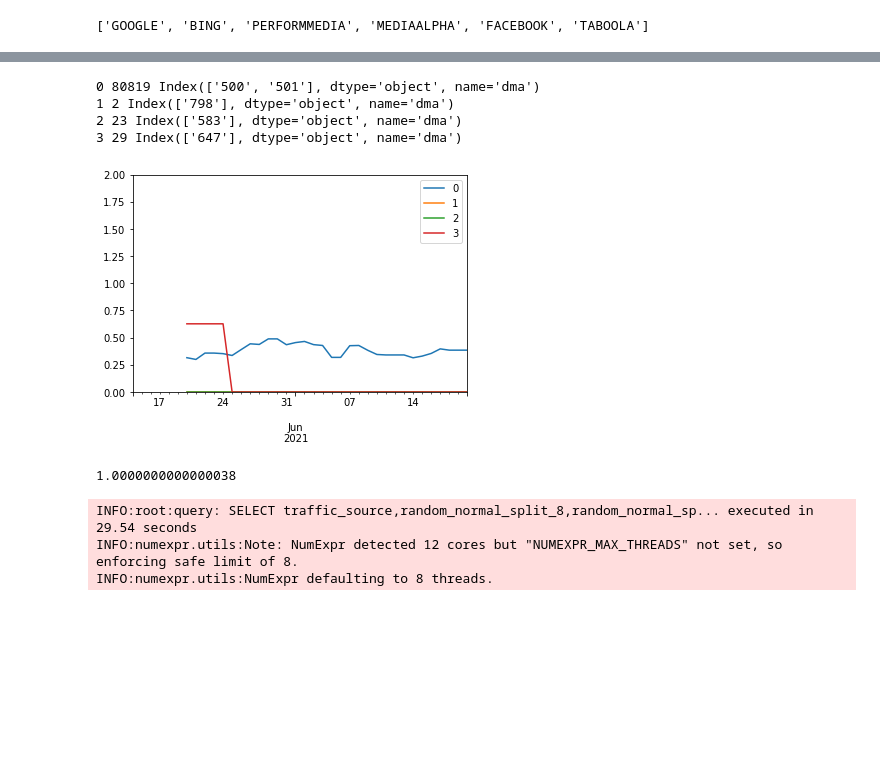
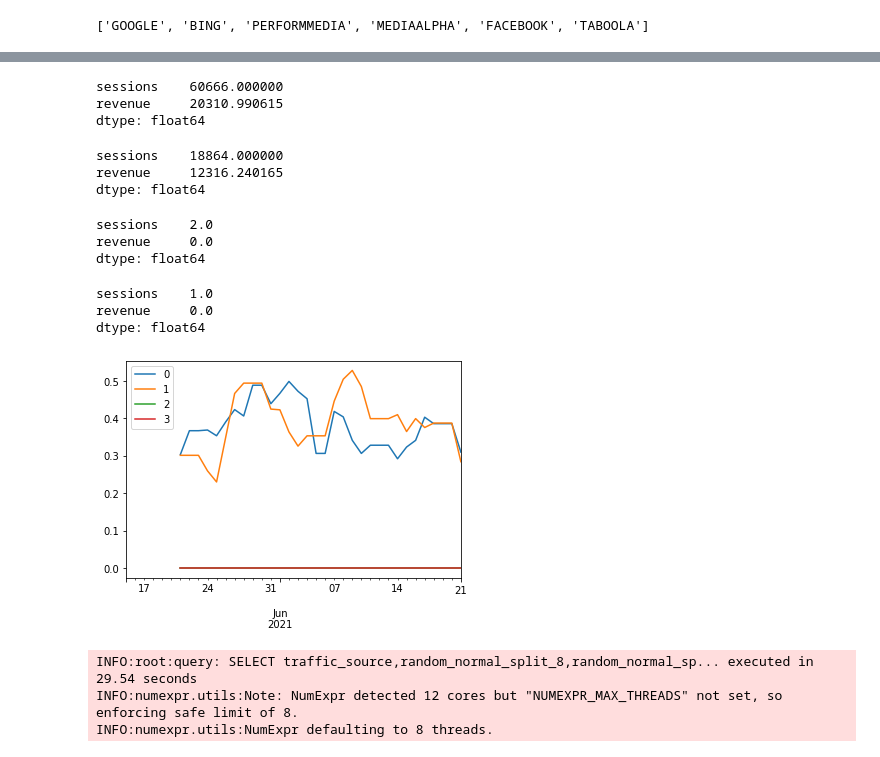
Before and after one commit to pkrishnamurthy1007/adtech, a Jupyter notebook: notebooks/aduriseti_shared/rps_est.ipynb, the cells around one changed output, grey strips where cells are left out. Cells and saved outputs as stored; diff of their text form; code cells hidden in the pictures; blank space fills up the shorter version.

```diff
--- a/notebooks/aduriseti_shared/rps_est.ipynb
+++ b/notebooks/aduriseti_shared/rps_est.ipynb
@@ -715,26 +734,24 @@ plt.show()
 # %%
 kpi_corr = (kpi_tensor_norm @ kpi_tensor_norm.transpose(0, 2, 1)) / W
-
-col_uvals = col_rps_df.index.unique(col)
-loc_corr_df = pd.DataFrame(kpi_corr.mean(axis=0), columns=col_uvals, index=col_uvals)
+kpi_corr_df = pd.DataFrame(kpi_corr.mean(axis=0), columns=col_uvals, index=col_uvals)
 # assert np.abs(np.diag(loc_corr_df) - 1).max() < 1e-10
 
 CLUSTS = 4
 import sklearn.cluster
 clust = sklearn.cluster \
     .AgglomerativeClustering(affinity="precomputed",n_clusters=CLUSTS,linkage='complete') \
-    .fit_predict((1-loc_corr_df.values) / 2)
+    .fit_predict((1-kpi_corr_df.values) / 2)
 
 for ci in range(CLUSTS):
-    print(ci,col_rps_df.loc[col_uvals[clust==ci],"sessions"].sum(),col_uvals[clust==ci][:2])
-    clust_col_rps_df = col_rps_df.loc[col_uvals[clust==ci]]
-    clust_col_rps_df \
-        .groupby("utc_dt")["revenue"] \
-        .agg(get_wavg_by(clust_col_rps_df,"sessions")) \
+    clust_kpi_df = pd.concat(kpi_df.loc[tuple(uval)] for uval in col_uvals[clust==ci]) \
+        .reset_index()
+    ipydisp(clust_kpi_df[["sessions",'revenue']].sum())
+    clust_kpi_df \
+        .groupby("utc_dt")["rps"] \
+        .agg(get_wavg_by(clust_kpi_df,"sessions")) \
         .reindex(pd.date_range(eval_date-7*DAY,end_date)) \
         .fillna(0).rolling(7).mean() \
         .plot(label=ci)
-plt.ylim([0,2])
 plt.legend()
 plt.show()
 # %% [output]
@@ -746,41 +771,45 @@ plt.show()
 # %%
-kpi_corps = (kpi_tensor @ kpi_tensor.transpose(0, 2, 1))
-kpi_coprs = np.log(kpi_corps)
-kpi_corps = kpi_corps / kpi_corps.max()
+kpi_sqrt_tensor = kpi_tensor ** 0.5
+kpi_corps = (kpi_sqrt_tensor @ kpi_sqrt_tensor.transpose(0, 2, 1))
+# kpi_coprs = np.log(kpi_corps)
+kpi_corps = kpi_corps / kpi_corps.max(axis=2).max(axis=1).reshape(D,1,1)
 
-col_uvals = col_rps_df.index.unique(col)
 corps_df = pd.DataFrame(kpi_corps.mean(axis=0), columns=col_uvals, index=col_uvals)
 # assert np.abs(np.diag(loc_corr_df) - 1).max() < 1e-10
 
 CLUSTS = 4
 
 import sklearn.cluster
 clust = sklearn.cluster \
     .AgglomerativeClustering(affinity="precomputed",n_clusters=CLUSTS,linkage='complete') \
     .fit_predict(-corps_df.values)
 
 for ci in range(CLUSTS):
-    print(ci,col_rps_df.loc[col_uvals[clust==ci],"sessions"].sum(),col_uvals[clust==ci][:2])
-    clust_col_rps_df = col_rps_df.loc[col_uvals[clust==ci]]
-    clust_col_rps_df \
-        .groupby("utc_dt")["revenue"] \
-        .agg(get_wavg_by(clust_col_rps_df,"sessions")) \
+    clust_kpi_df = pd.concat(kpi_df.loc[tuple(uval)] for uval in col_uvals[clust==ci]) \
+        .reset_index()
+    ipydisp(clust_kpi_df[["sessions",'revenue']].sum())
+    clust_kpi_df \
+        .groupby("utc_dt")["rps"] \
+        .agg(get_wavg_by(clust_kpi_df,"sessions")) \
         .reindex(pd.date_range(eval_date-7*DAY,end_date)) \
         .fillna(0).rolling(7).mean() \
         .plot(label=ci)
-plt.ylim([0,2])
 plt.legend()
 plt.show()
 # %% [output]
-0 80819 Index(['500', '501'], dtype='object', name='dma')
-1 2 Index(['798'], dtype='object', name='dma')
-2 23 Index(['583'], dtype='object', name='dma')
-3 29 Index(['647'], dtype='object', name='dma')
+sessions    60666.000000
+revenue     20310.990615
+dtype: float64
+sessions    18864.000000
+revenue     12316.240165
+dtype: float64
+sessions    2.0
+revenue     0.0
+dtype: float64
+sessions    1.0
+revenue     0.0
+dtype: float64
-[figure, old version]
+[figure, new version]
-# %%
-loc_corr_df.max().max()
-# %% [output]
-1.0000000000000038
 # %%
 # rps_df = agg_rps_taboola(
 #     start_date,end_date,
```
Also changed, not shown: parts of 8 cells of this notebook.
